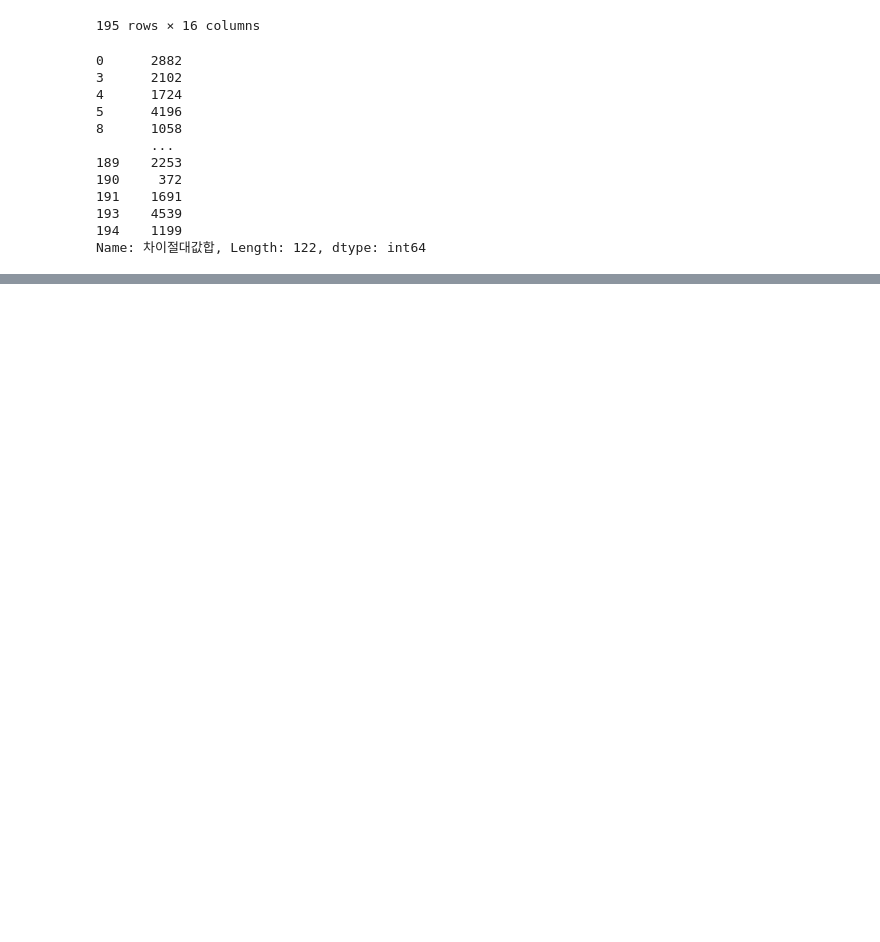
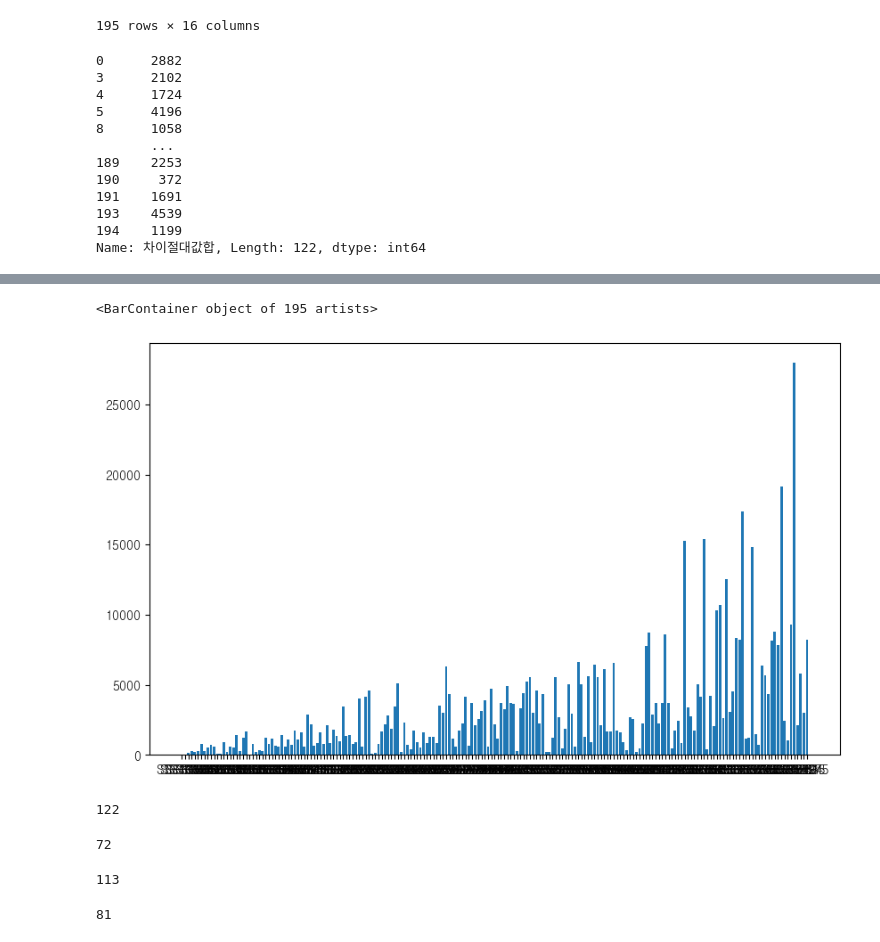
Before and after one commit to minseokpark6/SemiProject_Group3, a Jupyter notebook: Code/kimseongwon/24.05.03_temp.ipynb, the cells around one changed output, grey strips where cells are left out. Cells and saved outputs as stored; diff of their text form; code cells hidden in the pictures; blank space fills up the shorter version.

```diff
--- a/Code/kimseongwon/24.05.03_temp.ipynb
+++ b/Code/kimseongwon/24.05.03_temp.ipynb
@@ -530,0 +570,23 @@ plt.show()
+# %%
+fig, ax = plt.subplots(figsize=(10,6))
+
+ax.bar(출퇴근_통합정보['대여소_ID'], 출퇴근_통합정보.sort_values(by='총이용량합')['차이절대값합'])
+# %% [output]
+<BarContainer object of 195 artists>
+[figure, added]
+# %%
+len(출퇴근_통합정보[출퇴근_통합정보['지구분류(출)']=='주거']['대여소_ID'].values)
+# %% [output]
+122
+# %%
+len(출퇴근_통합정보[출퇴근_통합정보['지구분류(출)']=='업무']['대여소_ID'].values)
+# %% [output]
+72
+# %%
+len(출퇴근_통합정보[출퇴근_통합정보['지구분류(퇴)']=='주거']['대여소_ID'].values)
+# %% [output]
+113
+# %%
+len(출퇴근_통합정보[출퇴근_통합정보['지구분류(퇴)']=='업무']['대여소_ID'].values)
+# %% [output]
+81
```
Also changed, not shown: parts of 14 cells of this notebook.
